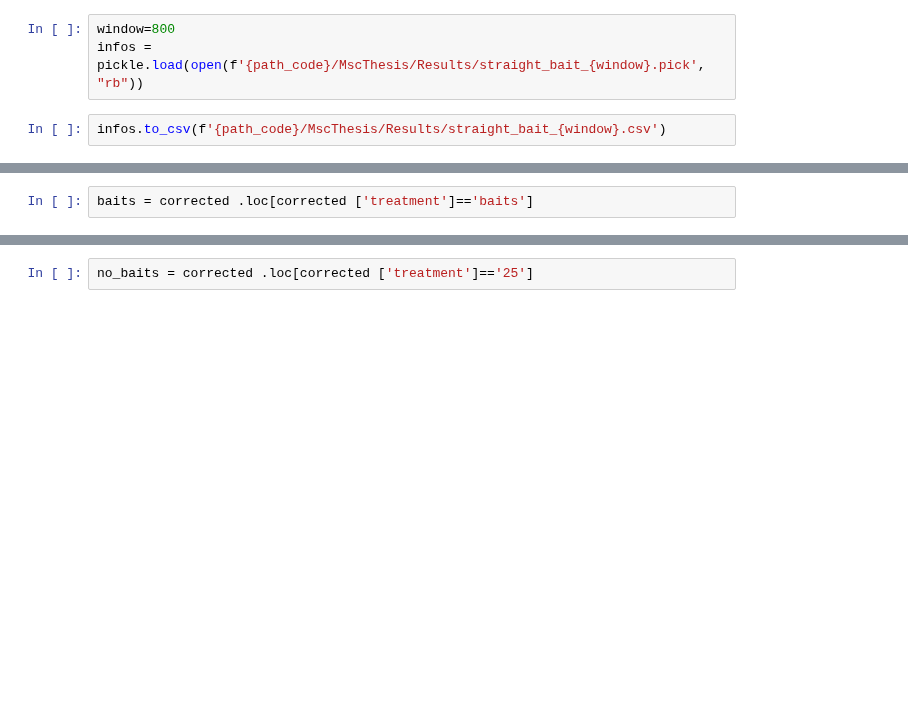
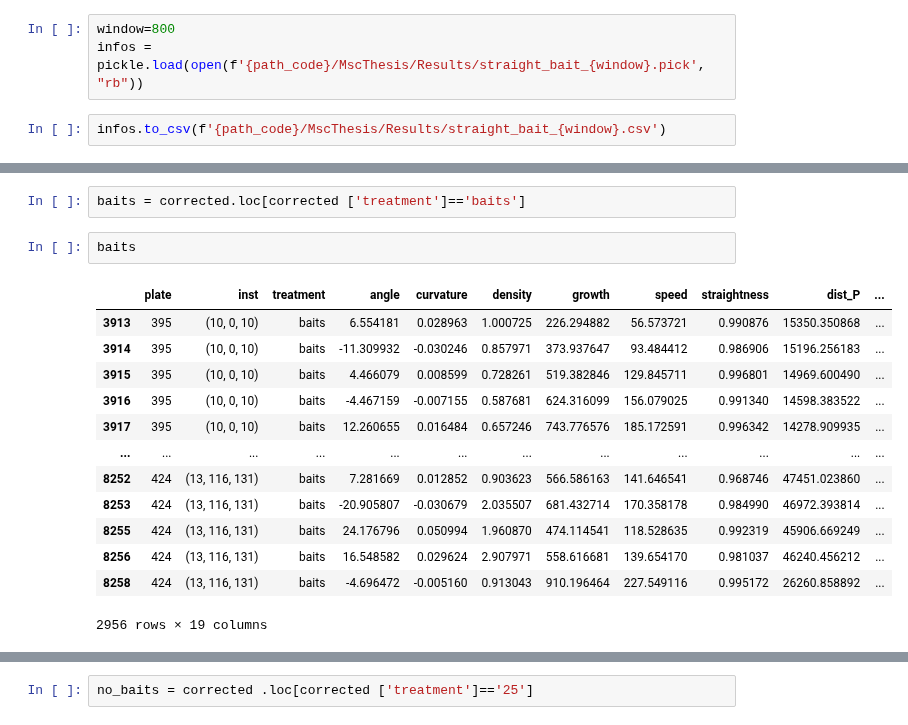
Before and after one commit to Cocopyth/AMFtrack, a Jupyter notebook: sample/notebooks/analysis/Pside_effect_result.ipynb, the cells around one changed output, grey strips where cells are left out. Drawn from its saved outputs; the diff is of its cells as text; blank space fills up the shorter version.

```diff
--- a/sample/notebooks/analysis/Pside_effect_result.ipynb
+++ b/sample/notebooks/analysis/Pside_effect_result.ipynb
@@ -58,2 +117,18 @@ corrected = infos.loc[(infos["straightness"] <= 1)&(infos["plate"] !=435)& (info
 # %%
-baits = corrected .loc[corrected ['treatment']=='baits']
+baits = corrected.loc[corrected ['treatment']=='baits']
+# %%
+baits
+# %% [output]
+|  | plate | inst | treatment | angle | curvature | density | growth | speed | straightness | dist_P | ... |
+| 3913 | 395 | (10, 0, 10) | baits | 6.554181 | 0.028963 | 1.000725 | 226.294882 | 56.573721 | 0.990876 | 15350.350868 | ... |
+| 3914 | 395 | (10, 0, 10) | baits | -11.309932 | -0.030246 | 0.857971 | 373.937647 | 93.484412 | 0.986906 | 15196.256183 | ... |
+| 3915 | 395 | (10, 0, 10) | baits | 4.466079 | 0.008599 | 0.728261 | 519.382846 | 129.845711 | 0.996801 | 14969.600490 | ... |
+| 3916 | 395 | (10, 0, 10) | baits | -4.467159 | -0.007155 | 0.587681 | 624.316099 | 156.079025 | 0.991340 | 14598.383522 | ... |
+| 3917 | 395 | (10, 0, 10) | baits | 12.260655 | 0.016484 | 0.657246 | 743.776576 | 185.172591 | 0.996342 | 14278.909935 | ... |
+| ... | ... | ... | ... | ... | ... | ... | ... | ... | ... | ... | ... |
+| 8252 | 424 | (13, 116, 131) | baits | 7.281669 | 0.012852 | 0.903623 | 566.586163 | 141.646541 | 0.968746 | 47451.023860 | ... |
+| 8253 | 424 | (13, 116, 131) | baits | -20.905807 | -0.030679 | 2.035507 | 681.432714 | 170.358178 | 0.984990 | 46972.393814 | ... |
+| 8255 | 424 | (13, 116, 131) | baits | 24.176796 | 0.050994 | 1.960870 | 474.114541 | 118.528635 | 0.992319 | 45906.669249 | ... |
+| 8256 | 424 | (13, 116, 131) | baits | 16.548582 | 0.029624 | 2.907971 | 558.616681 | 139.654170 | 0.981037 | 46240.456212 | ... |
+| 8258 | 424 | (13, 116, 131) | baits | -4.696472 | -0.005160 | 0.913043 | 910.196464 | 227.549116 | 0.995172 | 26260.858892 | ... |
+2956 rows × 19 columns
```
Also changed, not shown: parts of 39 cells of this notebook, 24 other files.
